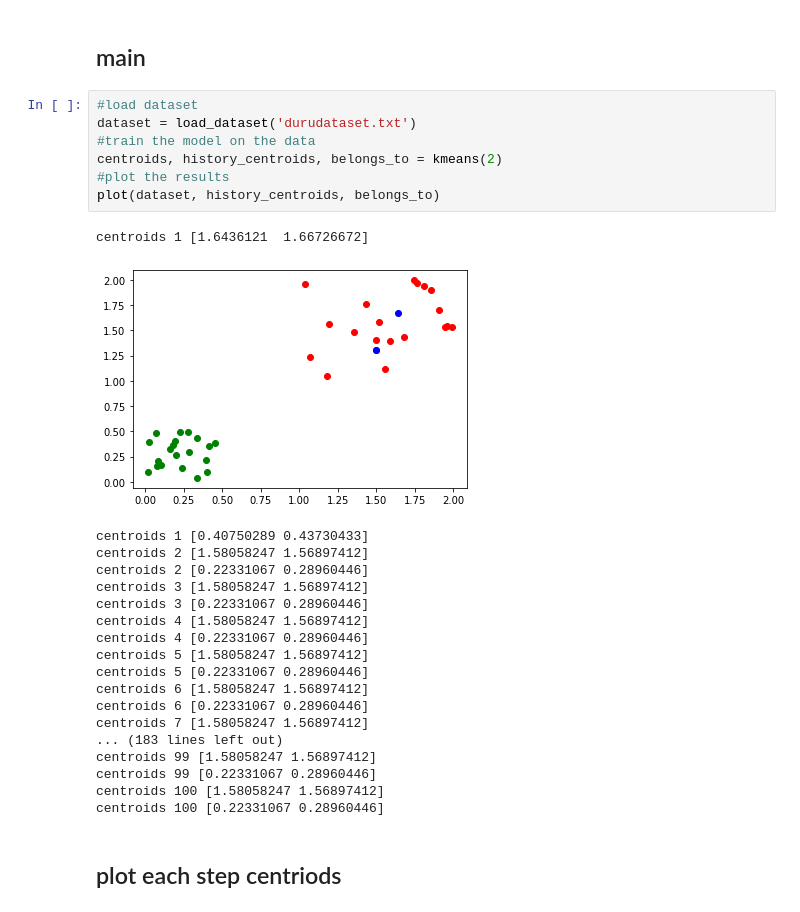
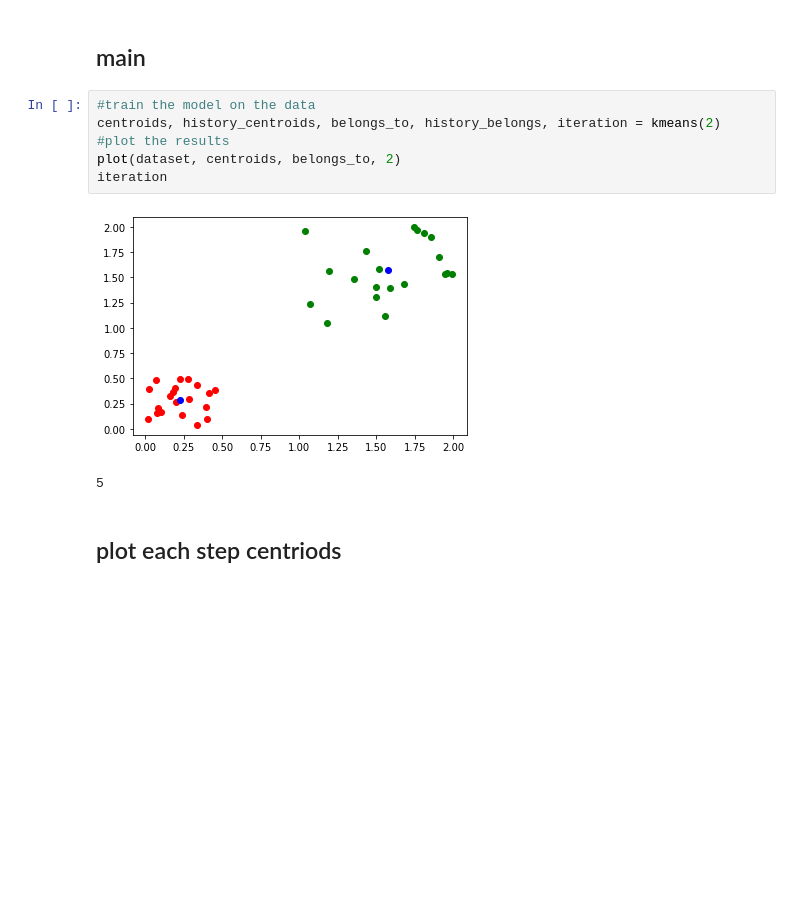
Before and after one commit to Humble-LiuAo/Machine-Learning, a Jupyter notebook: k-means/K_means_Clustering.ipynb, the cells around one changed output. Saved outputs shown, nothing was run; the diff lists cells and outputs as text; blank space fills up the shorter version.

```diff
--- a/k-means/K_means_Clustering.ipynb
+++ b/k-means/K_means_Clustering.ipynb
@@ -168,31 +164,13 @@ def plot(dataset, history_centroids, belongs_to):
 # %% [markdown]
 ## main
 # %%
-#load dataset
-dataset = load_dataset('durudataset.txt')
 #train the model on the data
-centroids, history_centroids, belongs_to = kmeans(2)
+centroids, history_centroids, belongs_to, history_belongs, iteration = kmeans(2)
 #plot the results
-plot(dataset, history_centroids, belongs_to)
+plot(dataset, centroids, belongs_to, 2)
+iteration
 # %% [output]
+[figure, new version]
-centroids 1 [1.6436121  1.66726672]
+5
-[figure, old version]
-centroids 1 [0.40750289 0.43730433]
-centroids 2 [1.58058247 1.56897412]
-centroids 2 [0.22331067 0.28960446]
-centroids 3 [1.58058247 1.56897412]
-centroids 3 [0.22331067 0.28960446]
-centroids 4 [1.58058247 1.56897412]
-centroids 4 [0.22331067 0.28960446]
-centroids 5 [1.58058247 1.56897412]
-centroids 5 [0.22331067 0.28960446]
-centroids 6 [1.58058247 1.56897412]
-centroids 6 [0.22331067 0.28960446]
-centroids 7 [1.58058247 1.56897412]
-... (183 lines left out)
-centroids 99 [1.58058247 1.56897412]
-centroids 99 [0.22331067 0.28960446]
-centroids 100 [1.58058247 1.56897412]
-centroids 100 [0.22331067 0.28960446]
 # %% [markdown]
 ## plot each step centriods
```
Also changed, not shown: parts of 8 cells of this notebook.
